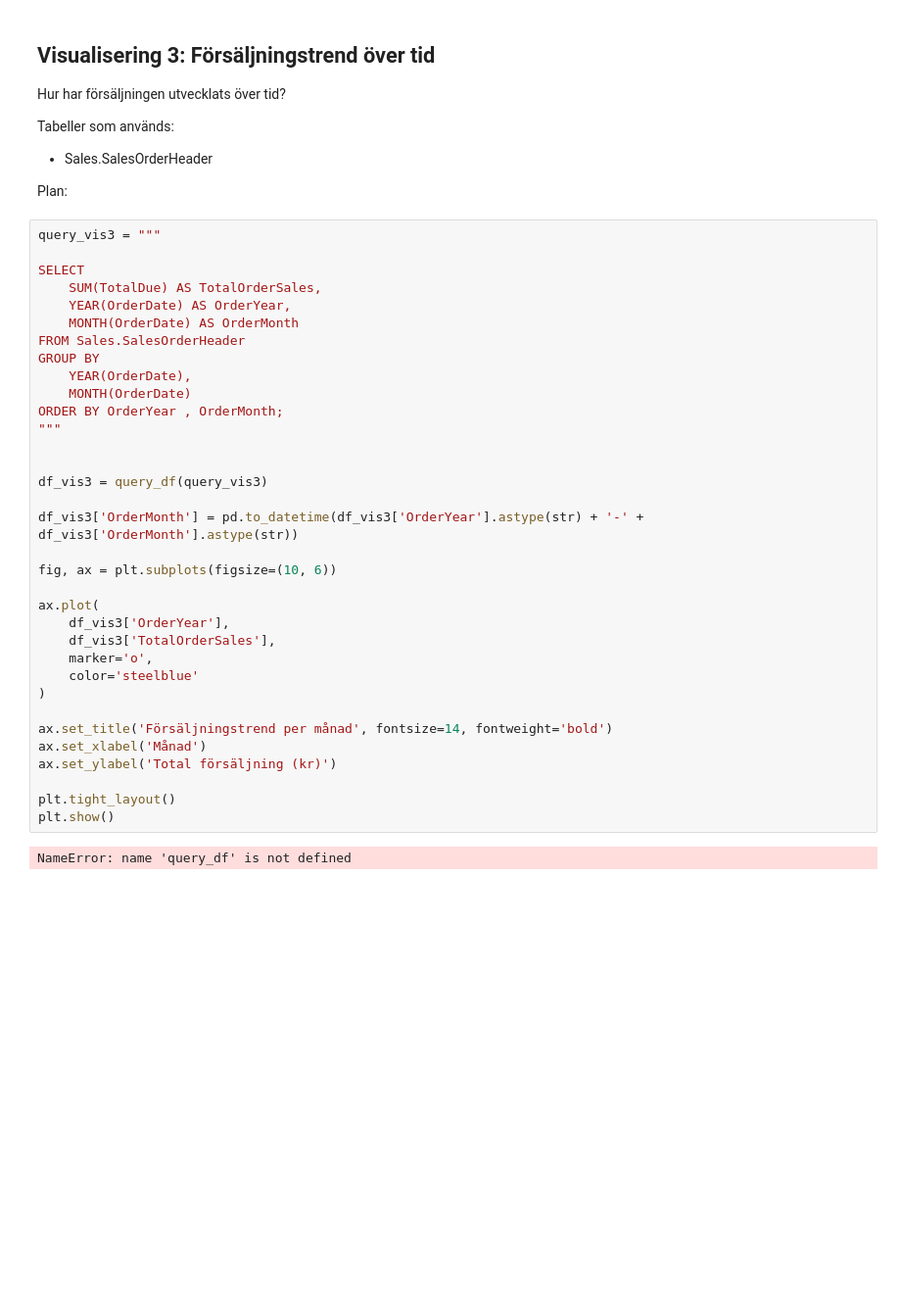
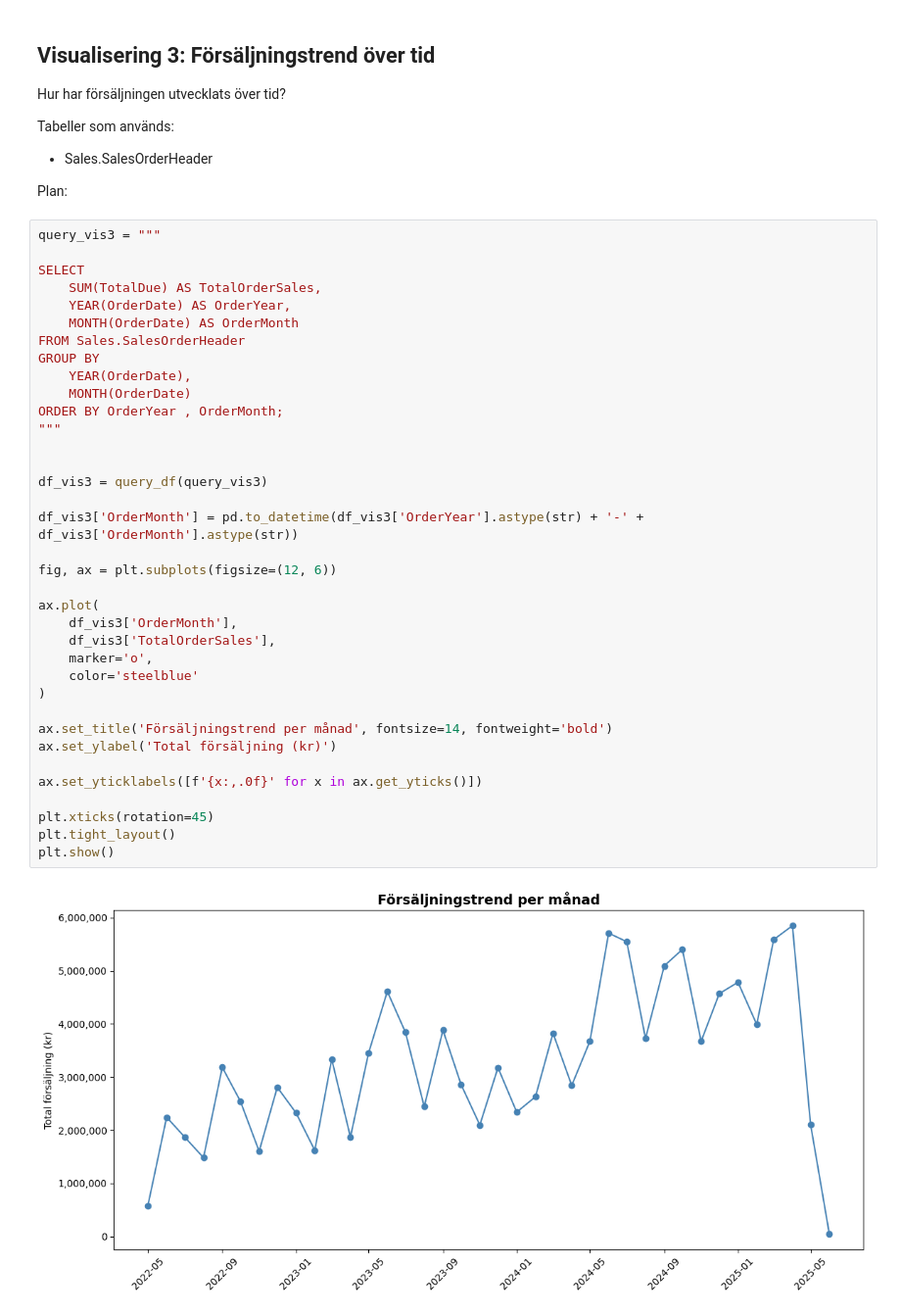
Before and after one commit to iidaclaesson/AdventureWorks2025-analys, a Jupyter notebook: notebooks/analys.ipynb, the cells around one changed output. Shown at 98% size. Cells and saved outputs as stored; diff of their text form; blank space fills up the shorter version.

Commit message:
Added a visual to försäljning per månad

```diff
--- a/notebooks/analys.ipynb
+++ b/notebooks/analys.ipynb
@@ -170,35 +170,37 @@ query_vis3 = """
 
 SELECT
     SUM(TotalDue) AS TotalOrderSales,
     YEAR(OrderDate) AS OrderYear,
     MONTH(OrderDate) AS OrderMonth
 FROM Sales.SalesOrderHeader
 GROUP BY
     YEAR(OrderDate),
     MONTH(OrderDate)
 ORDER BY OrderYear , OrderMonth;
 """
 
 
 df_vis3 = query_df(query_vis3)
 
 df_vis3['OrderMonth'] = pd.to_datetime(df_vis3['OrderYear'].astype(str) + '-' + df_vis3['OrderMonth'].astype(str))
 
-fig, ax = plt.subplots(figsize=(10, 6))
+fig, ax = plt.subplots(figsize=(12, 6))
 
 ax.plot(
-    df_vis3['OrderYear'],
+    df_vis3['OrderMonth'],
     df_vis3['TotalOrderSales'],
     marker='o',
     color='steelblue'
 )
 
 ax.set_title('Försäljningstrend per månad', fontsize=14, fontweight='bold')
-ax.set_xlabel('Månad')
 ax.set_ylabel('Total försäljning (kr)')
 
+ax.set_yticklabels([f'{x:,.0f}' for x in ax.get_yticks()])
+
+plt.xticks(rotation=45)
 plt.tight_layout()
 plt.show()
 # %% [output]
-NameError: name 'query_df' is not defined
+[figure, added]
 # %% [markdown]
```
Also changed, not shown: parts of 1 cell of this notebook.
